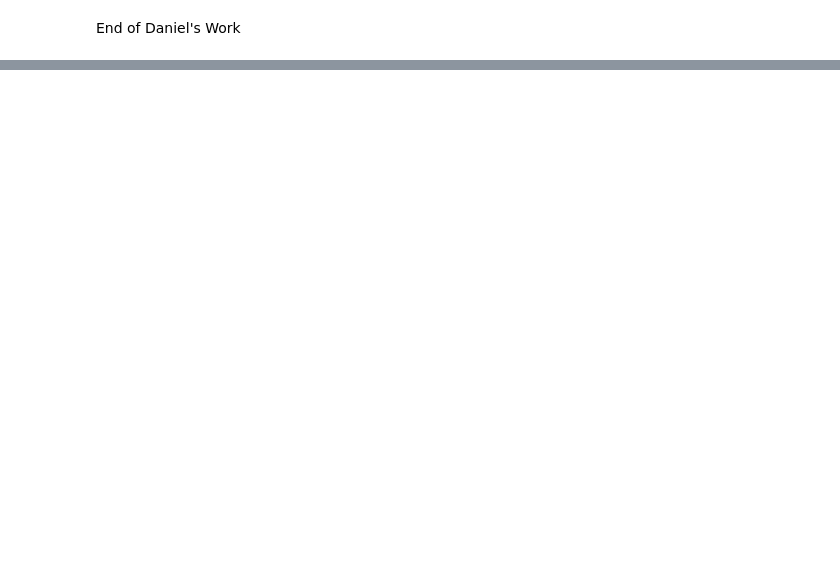
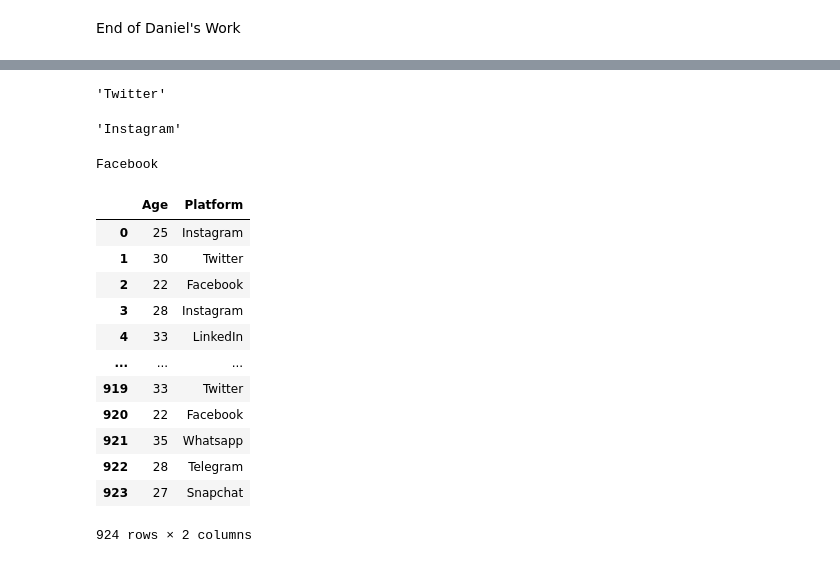
Before and after one commit to cindyd97/Analyzing-Social-Media-And-Emotions, a Jupyter notebook: Final Project/Final_Analysis.ipynb, the cells around one changed output, grey strips where cells are left out. Saved outputs shown, nothing was run; the diff lists cells and outputs as text; code cells hidden in the pictures; blank space fills up the shorter version.

```diff
--- a/Final Project/Final_Analysis.ipynb
+++ b/Final Project/Final_Analysis.ipynb
@@ -292,0 +579,55 @@ End of Daniel's Work
+# %%
+# Filter for male entries
+male_data = zln_analysis_1_df[zln_analysis_1_df['Gender'] == 'Male']
+
+# Count the occurrences of each platform
+most_used_platform = male_data['Platform'].value_counts().idxmax()
+
+# Print the result
+most_used_platform
+# %% [output]
+'Twitter'
+# %%
+
+
+# Filter for female entries
+female_data = zln_analysis_1_df[zln_analysis_1_df['Gender'] == 'Female']
+
+# Count the occurrences of each platform
+most_used_platform = female_data['Platform'].value_counts().idxmax()
+
+# Print the result
+most_used_platform
+# %% [output]
+'Instagram'
+# %%
+
+# Filter for Non-binary entries
+Non_binary_data = zln_analysis_1_df[zln_analysis_1_df['Gender'] == 'Non-binary']
+
+# Count the occurrences of each platform
+most_used_platform = Non_binary_data['Platform'].value_counts().idxmax()
+
+# Print the result
+print(most_used_platform)
+# %% [output]
+Facebook
+# %%
+# Second Anaylsis Age vs Platform
+
+zln_analysis_2_df= social_data[["Age",  "Platform"]]
+zln_analysis_2_df
+# %% [output]
+|  | Age | Platform |
+| 0 | 25 | Instagram |
+| 1 | 30 | Twitter |
+| 2 | 22 | Facebook |
+| 3 | 28 | Instagram |
+| 4 | 33 | LinkedIn |
+| ... | ... | ... |
+| 919 | 33 | Twitter |
+| 920 | 22 | Facebook |
+| 921 | 35 | Whatsapp |
+| 922 | 28 | Telegram |
+| 923 | 27 | Snapchat |
+924 rows × 2 columns
```
Also changed, not shown: parts of 51 cells of this notebook, 3 other files.
